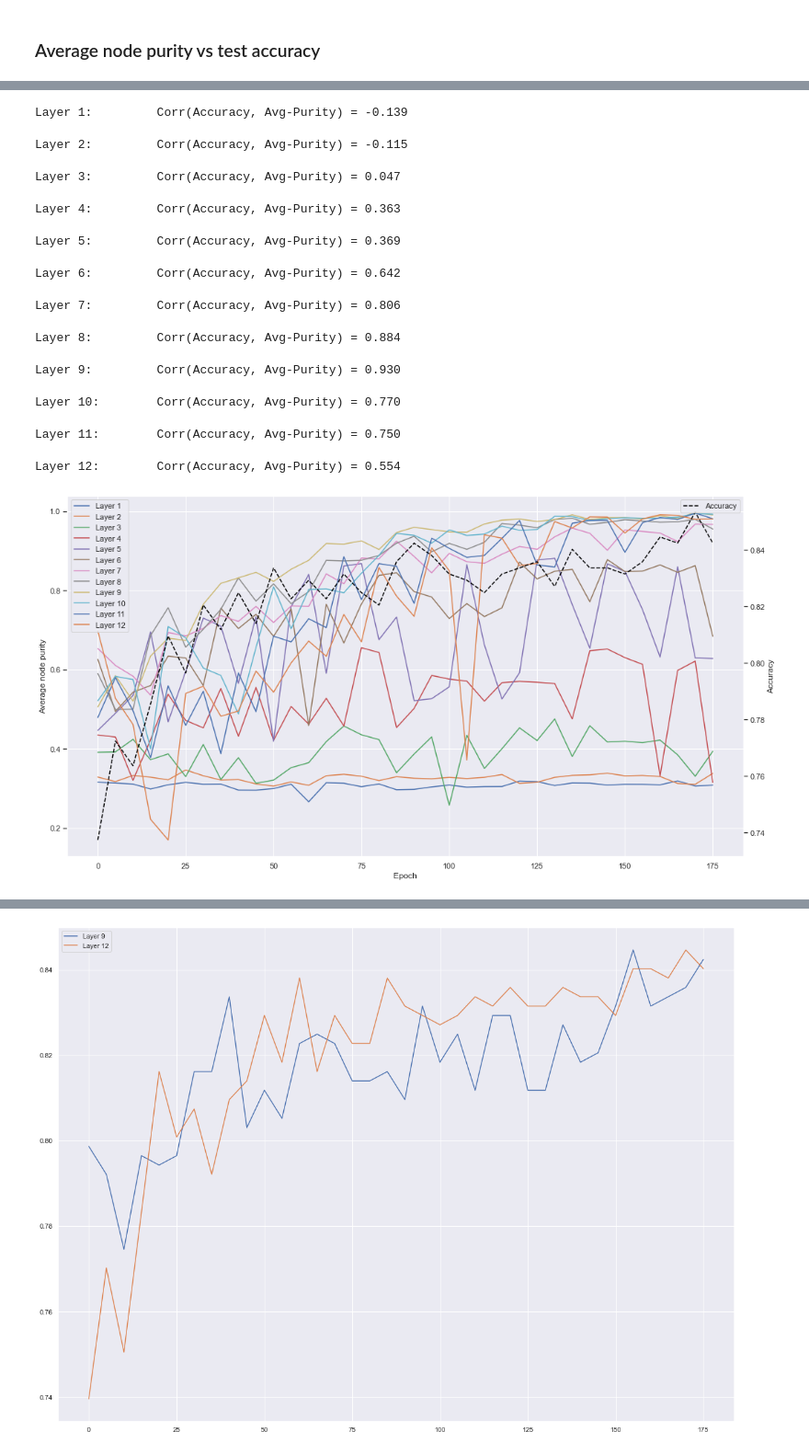
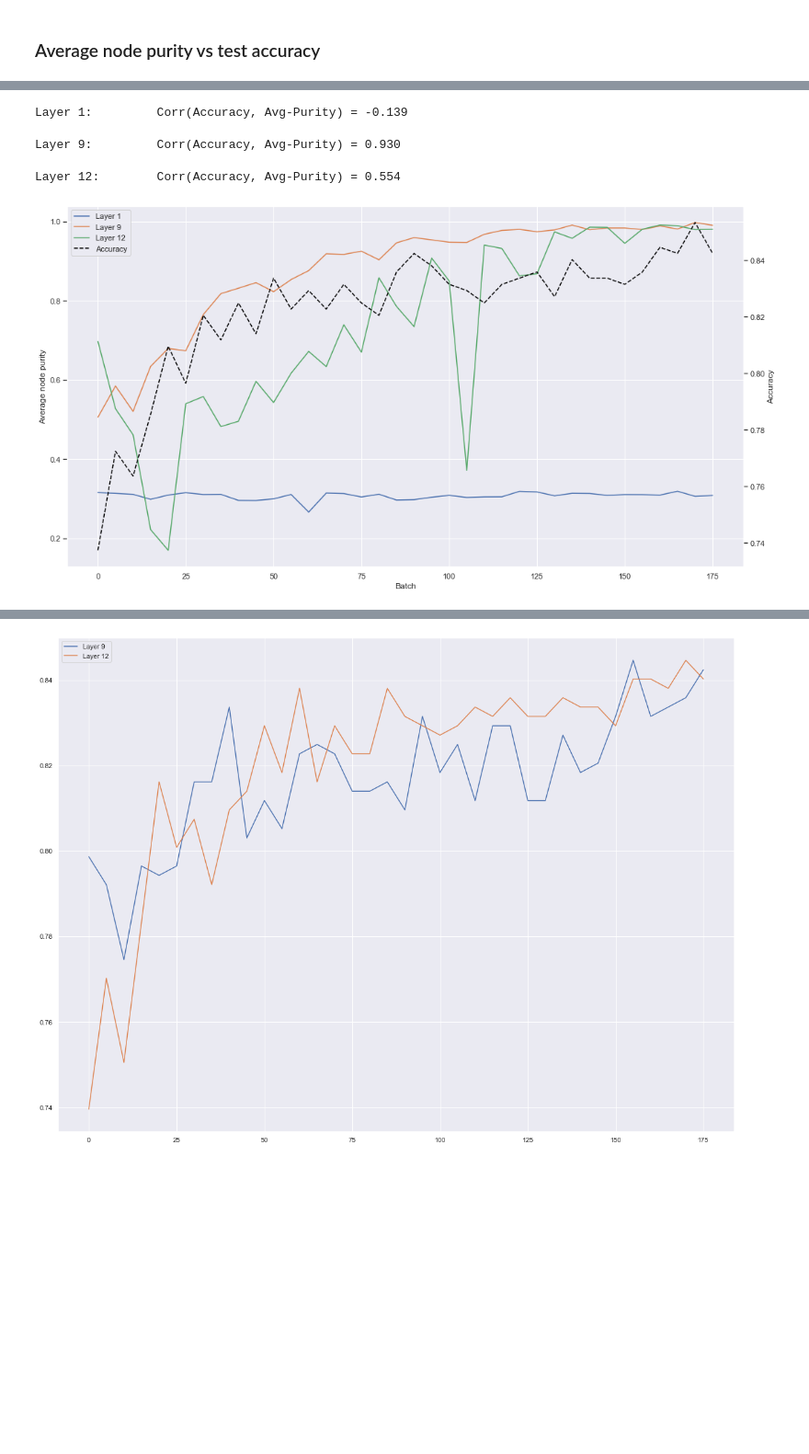
Before and after one commit to tdavislab/TopoBERT, a Jupyter notebook: notebooks/impuritiesv3.ipynb, the cells around one changed output, grey strips where cells are left out. Shown at 92% size. Drawn from its saved outputs; the diff is of its cells as text; code cells hidden in the pictures; blank space fills up the shorter version.

```diff
--- a/notebooks/impuritiesv3.ipynb
+++ b/notebooks/impuritiesv3.ipynb
@@ -297,7 +297,7 @@ def plot_kljs(purity_df, layer):
         jen_shannon.append(jensenshannon(purity_kdes[0], purity_kdes[i]))
 
     axes[1].plot(np.arange(0, NUM_EPOCHS, EPOCH_GAP), jen_shannon)
-    axes[1].set_xlabel('Epoch')
+    axes[1].set_xlabel('Batch')
     axes[1].set_ylabel('Jensen-Shannon')
     axes[1].set_title('Jensen-Shannon distance of purities w.r.t Epoch 0')
 
@@ -336,17 +336,17 @@ def plot_kljs_labelled(purity_dfs, plot_labels, axes):
         axes[1].plot(np.arange(0, NUM_EPOCHS, EPOCH_GAP), jen_shannon, label=label)
         axes[2].plot(np.arange(0, NUM_EPOCHS, EPOCH_GAP), earth_mover, label=label)
 
-    axes[0].set_xlabel('Epoch')
+    axes[0].set_xlabel('Batch')
     axes[0].set_ylabel('KL-divergence')
     axes[0].set_title('KL-divergence of purities w.r.t Epoch 0')
     axes[0].legend()
 
-    axes[1].set_xlabel('Epoch')
+    axes[1].set_xlabel('Batch')
     axes[1].set_ylabel('Jensen-Shannon distance')
     axes[1].set_title('Jensen-Shannon distance of purities w.r.t Epoch 0')
     axes[1].legend()
 
-    axes[2].set_xlabel('Epoch')
+    axes[2].set_xlabel('Batch')
     axes[2].set_ylabel('Earth Mover Distance')
     axes[2].set_title('Earth Mover Distance of purities w.r.t Epoch 0')
     axes[2].legend()
@@ -455,57 +462,54 @@ accuracies = [float(acc) for acc in accuracies]
 
 fig, ax = plt.subplots(nrows=1, ncols=1, figsize=(15, 8))
 
-ax.set_xlabel('Epoch')
+ax.set_xlabel('Batch')
 ax.set_ylabel('Average node purity')
 
 corrs = []
 
-for layer in [1,2,3,4,5,6,7,8,9,10,11,12]:
+for layer in [1, 9, 12]:
     graphs = []
 
     for fileindex in tqdm(range(0, NUM_EPOCHS, EPOCH_GAP)):
         config = Config(iteration=fileindex, layer=layer, metric='euclidean', filter_func='l2', intervals=50, overlap=0.5, min_samples=3)
         graphs.append(get_graph(config, caching=True))
 
     labels = sorted(read_labels(f'../backend/data/{DATASET}/entities/{DATA}.txt').label.unique().tolist())
     # convert label to dict with positions as value
     label_dict = {label: i for i, label in enumerate(labels)}
 
     # nodewise_purities = compute_nodewise_purities(graphs, method='entropy')
     nodewise_purities = compute_pointwise_purities(graphs)
 
     average_purity = nodewise_purities.purity.apply(lambda x: np.mean(x))
 
     print(f'Layer {layer}:\t Corr(Accuracy, Avg-Purity) = {np.corrcoef(accuracies, average_purity)[0, 1]:.3f}')
     corrs.append([f'Layer {layer}', np.corrcoef(accuracies, average_purity)[0, 1]])
 
     ax.plot(np.arange(0, NUM_EPOCHS, EPOCH_GAP), average_purity, label=f'Layer {layer}')
 
 ax_acc = ax.twinx()
 ax_acc.plot(np.arange(0, NUM_EPOCHS, EPOCH_GAP), accuracies, linestyle='--', color='black', label='Accuracy')
 ax_acc.set_ylabel('Accuracy')
-ax_acc.legend(loc='upper right')
+# ax_acc.legend(loc='upper left')
 ax_acc.grid(False)
 # ax_acc.set_ylim(0.5, 1)
 
-ax.legend()
+# ax.legend()
+
+handles, labels = ax.get_legend_handles_labels()
+handles_acc, labels_acc = ax_acc.get_legend_handles_labels()
+handles_combined, labels_combined = handles + handles_acc, labels + labels_acc
+ax.legend(handles_combined, labels_combined, loc='upper left')
+
 plt.tight_layout()
 
 plt.savefig(f'images/average_purity_vs_accuracy/avg_purity_vs_acc_{DATASET}_{DATA}.png', dpi=300)
 # %% [output]
 Layer 1:         Corr(Accuracy, Avg-Purity) = -0.139
-Layer 2:         Corr(Accuracy, Avg-Purity) = -0.115
+Layer 9:         Corr(Accuracy, Avg-Purity) = 0.930
-Layer 3:         Corr(Accuracy, Avg-Purity) = 0.047
+Layer 12:        Corr(Accuracy, Avg-Purity) = 0.554
-Layer 4:         Corr(Accuracy, Avg-Purity) = 0.363
-Layer 5:         Corr(Accuracy, Avg-Purity) = 0.369
-Layer 6:         Corr(Accuracy, Avg-Purity) = 0.642
-Layer 7:         Corr(Accuracy, Avg-Purity) = 0.806
-Layer 8:         Corr(Accuracy, Avg-Purity) = 0.884
-Layer 9:         Corr(Accuracy, Avg-Purity) = 0.930
-Layer 10:        Corr(Accuracy, Avg-Purity) = 0.770
-Layer 11:        Corr(Accuracy, Avg-Purity) = 0.750
-Layer 12:        Corr(Accuracy, Avg-Purity) = 0.554
-[figure, old version]
+[figure, new version]
 # %%
 corr_df = pd.DataFrame(corrs, columns=['Layer', 'Correlation'])
 corr_df.Correlation = corr_df.Correlation.apply(lambda x: round(x, 3))
```
Also changed, not shown: parts of 3 cells of this notebook, 8 other files.
